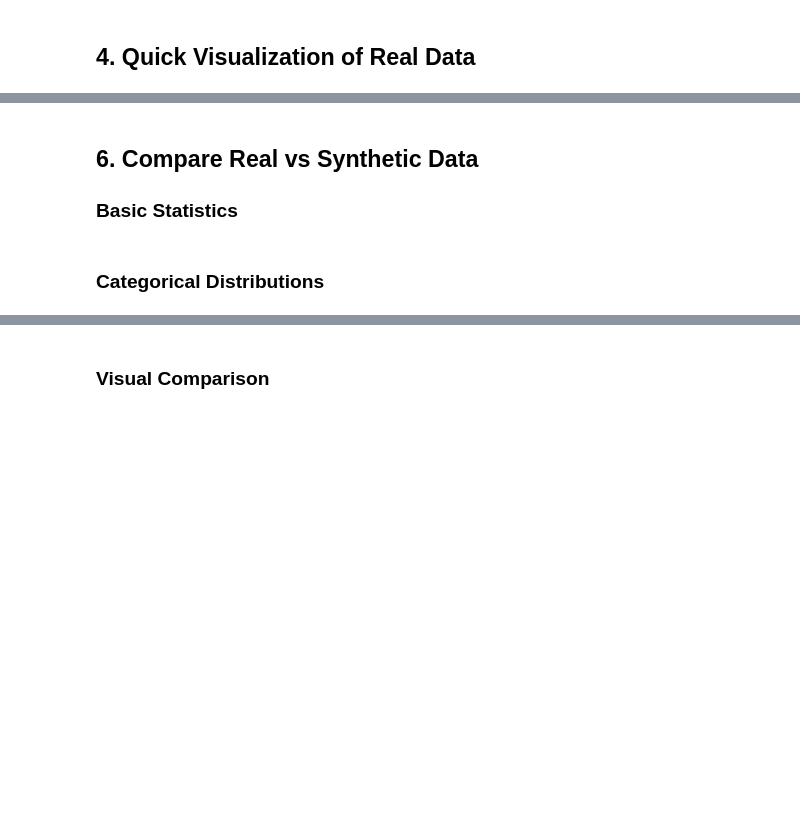
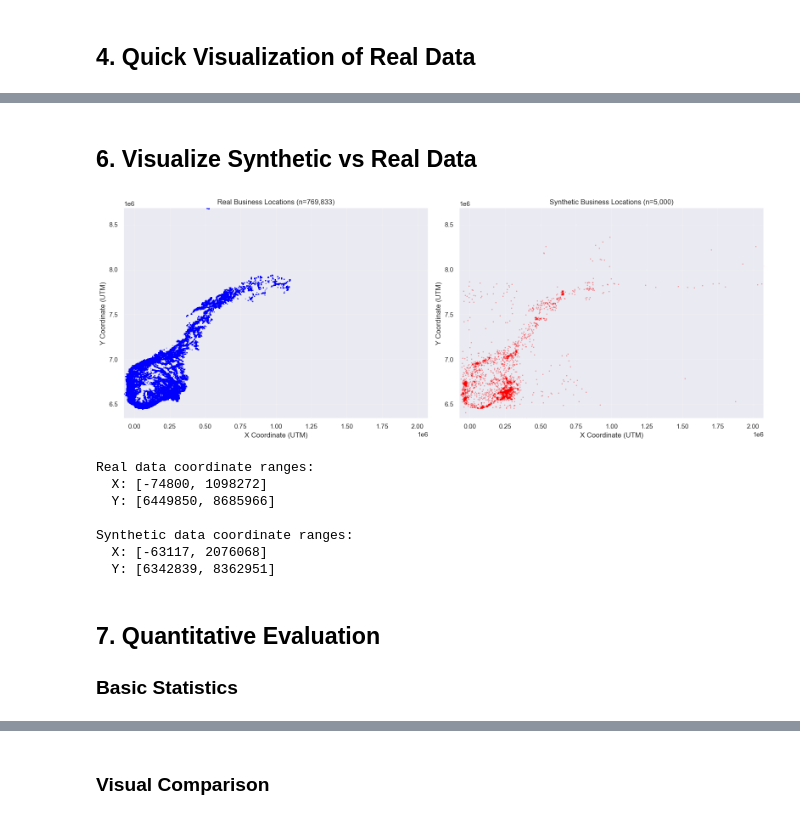
Before and after one commit to akielland/synthetic-lab, a Jupyter notebook: notebooks/04_geostad_pipeline_test.ipynb, the cells around one changed output, grey strips where cells are left out. Drawn from its saved outputs; the diff is of its cells as text; code cells hidden in the pictures; blank space fills up the shorter version.

```diff
--- a/notebooks/04_geostad_pipeline_test.ipynb
+++ b/notebooks/04_geostad_pipeline_test.ipynb
@@ -22,11 +31,9 @@ pd.set_option('display.max_columns', None)
 # %% [markdown]
 ## 2. Load GeoSTAD Data
 # %%
-# Load the real business data
-df_real, domain = load_geostad(
-    filter_geocoded=True,
-    remove_duplicates=True
-)
+# Create config and load the real business data
+config = GeoSTADConfig()
+df_real, domain = load_geostad(config)
 
 print(f"Loaded {len(df_real):,} businesses")
 print(f"\nColumns: {df_real.columns.tolist()}")
@@ -44,10 +75,13 @@ df_real.head(10)
 # %% [markdown]
 ## 3. Prepare Features for Synthesis
 # %%
-# Select feature columns (excluding identifiers and names)
-df_features = prepare_for_synthesis(df_real, sample_size=10000)  # Use 10k sample for demo
+# Select feature columns (excluding identifiers)
+# Use ALL data for training (remove sample_size or set to None for full dataset)
+# For testing: sample_size=5000, For production: sample_size=None
+df_features = prepare_for_synthesis(df_real, config, sample_size=None, random_state=42)
 
 print(f"Feature data: {df_features.shape}")
 print(f"Columns: {df_features.columns.tolist()}")
+print(f"Using {len(df_features):,} businesses for training")
 
 df_features.head()
@@ -100,11 +306,57 @@ else:
 # %% [markdown]
-## 6. Compare Real vs Synthetic Data
-
-### Basic Statistics
+## 6. Visualize Synthetic vs Real Data
 # %%
-if 'df_synth' in locals():
-    stats = compare_basic_stats(df_features, df_synth)
-    stats
+# Side-by-side geographic comparison
+fig, axes = plt.subplots(1, 2, figsize=(16, 6))
+
+# Real data
+axes[0].scatter(df_features['X_2025'], df_features['Y_2025'],
+                alpha=0.3, s=1, c='blue')
+axes[0].set_xlabel('X Coordinate (UTM)')
+axes[0].set_ylabel('Y Coordinate (UTM)')
+axes[0].set_title(f'Real Business Locations (n={len(df_features):,})')
+axes[0].grid(True, alpha=0.3)
+
+# Synthetic data
+axes[1].scatter(df_synth['X_2025'], df_synth['Y_2025'],
+                alpha=0.3, s=1, c='red')
+axes[1].set_xlabel('X Coordinate (UTM)')
+axes[1].set_ylabel('Y Coordinate (UTM)')
+axes[1].set_title(f'Synthetic Business Locations (n={len(df_synth):,})')
+axes[1].grid(True, alpha=0.3)
+
+# Use same axis limits for comparison
+x_min = min(df_features['X_2025'].min(), df_synth['X_2025'].min())
+x_max = max(df_features['X_2025'].max(), df_synth['X_2025'].max())
+y_min = min(df_features['Y_2025'].min(), df_synth['Y_2025'].min())
+y_max = max(df_features['Y_2025'].max(), df_synth['Y_2025'].max())
+
+axes[0].set_xlim(x_min, x_max)
+axes[0].set_ylim(y_min, y_max)
+axes[1].set_xlim(x_min, x_max)
+axes[1].set_ylim(y_min, y_max)
+
+plt.tight_layout()
+plt.show()
+
+# Print coordinate ranges
+print(f"\nReal data coordinate ranges:")
+print(f"  X: [{df_features['X_2025'].min():.0f}, {df_features['X_2025'].max():.0f}]")
+print(f"  Y: [{df_features['Y_2025'].min():.0f}, {df_features['Y_2025'].max():.0f}]")
+print(f"\nSynthetic data coordinate ranges:")
+print(f"  X: [{df_synth['X_2025'].min():.0f}, {df_synth['X_2025'].max():.0f}]")
+print(f"  Y: [{df_synth['Y_2025'].min():.0f}, {df_synth['Y_2025'].max():.0f}]")
+# %% [output]
+[figure, added]
+Real data coordinate ranges:
+  X: [-74800, 1098272]
+  Y: [6449850, 8685966]
+
+Synthetic data coordinate ranges:
+  X: [-63117, 2076068]
+  Y: [6342839, 8362951]
 # %% [markdown]
-### Categorical Distributions
+## 7. Quantitative Evaluation
+
+### Basic Statistics
 # %%
```
Also changed, not shown: parts of 19 cells of this notebook, 1 other file.
